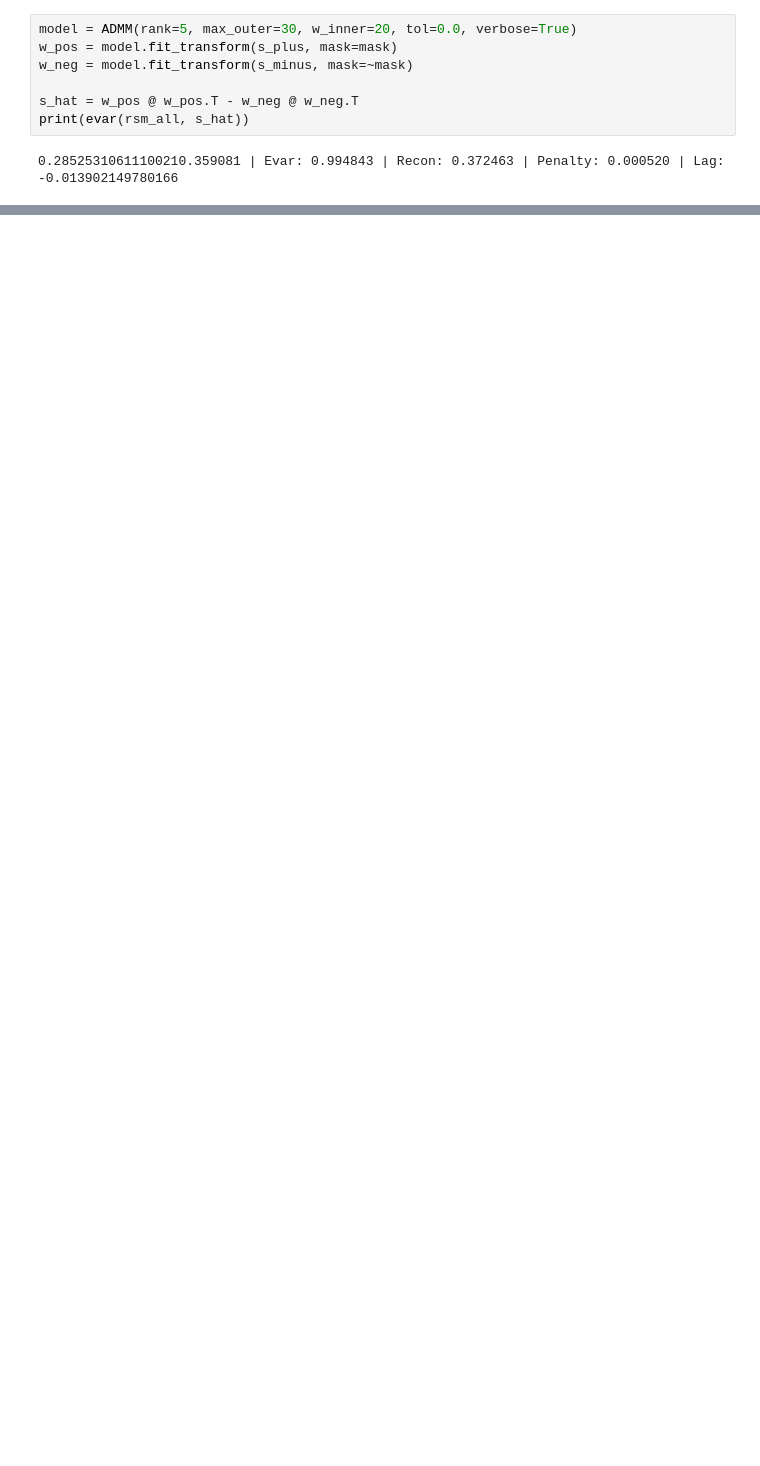
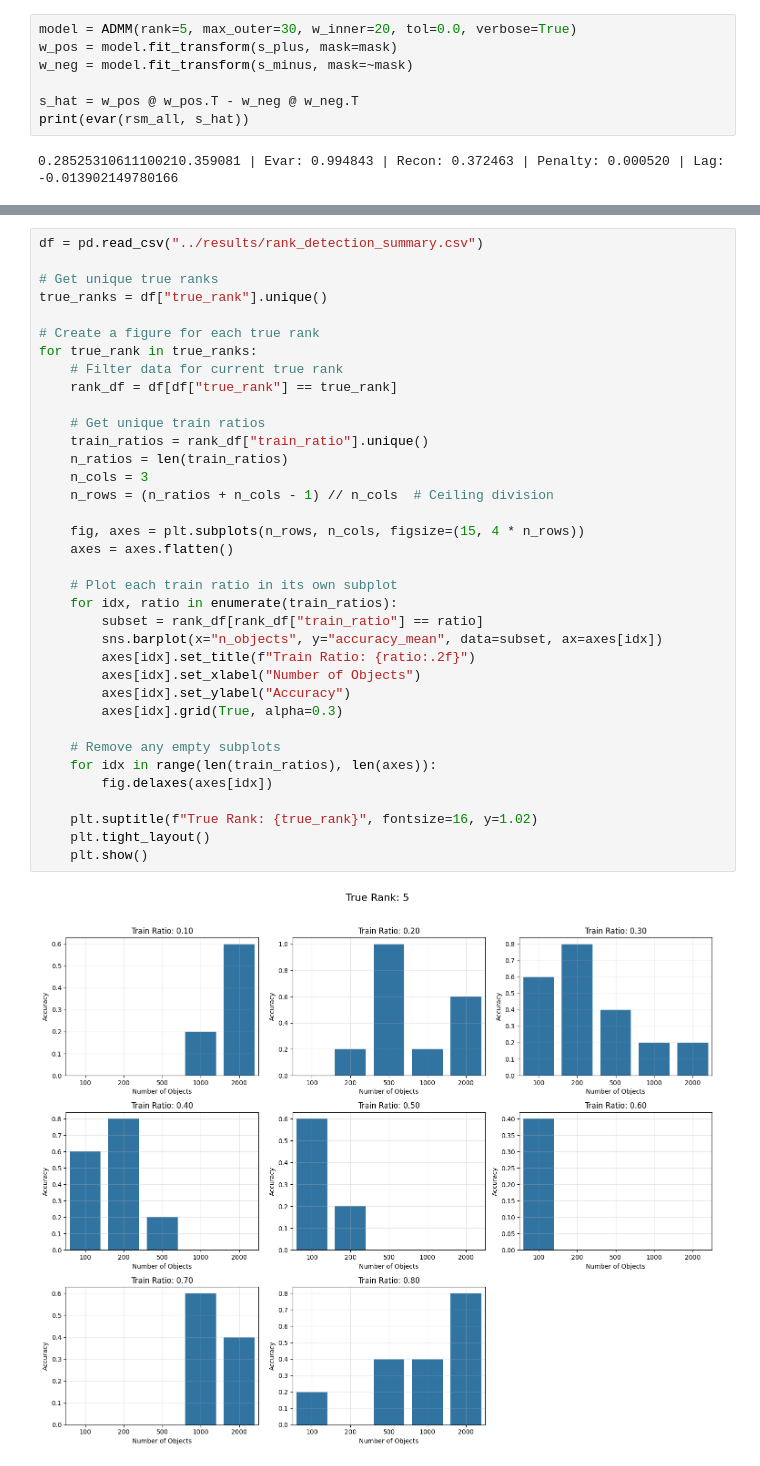
Before and after one commit to florianmahner/pysrf, a Jupyter notebook: notebooks/rank_selection.ipynb, the cells around one changed output, grey strips where cells are left out. Saved outputs shown, nothing was run; the diff lists cells and outputs as text; blank space fills up the shorter version.

```diff
--- a/notebooks/rank_selection.ipynb
+++ b/notebooks/rank_selection.ipynb
@@ -244,0 +428,38 @@ print(evar(rsm_all, s_hat))
+# %%
+df = pd.read_csv("../results/rank_detection_summary.csv")
+
+# Get unique true ranks
+true_ranks = df["true_rank"].unique()
+
+# Create a figure for each true rank
+for true_rank in true_ranks:
+    # Filter data for current true rank
+    rank_df = df[df["true_rank"] == true_rank]
+
+    # Get unique train ratios
+    train_ratios = rank_df["train_ratio"].unique()
+    n_ratios = len(train_ratios)
+    n_cols = 3
+    n_rows = (n_ratios + n_cols - 1) // n_cols  # Ceiling division
+
+    fig, axes = plt.subplots(n_rows, n_cols, figsize=(15, 4 * n_rows))
+    axes = axes.flatten()
+
+    # Plot each train ratio in its own subplot
+    for idx, ratio in enumerate(train_ratios):
+        subset = rank_df[rank_df["train_ratio"] == ratio]
+        sns.barplot(x="n_objects", y="accuracy_mean", data=subset, ax=axes[idx])
+        axes[idx].set_title(f"Train Ratio: {ratio:.2f}")
+        axes[idx].set_xlabel("Number of Objects")
+        axes[idx].set_ylabel("Accuracy")
+        axes[idx].grid(True, alpha=0.3)
+
+    # Remove any empty subplots
+    for idx in range(len(train_ratios), len(axes)):
+        fig.delaxes(axes[idx])
+
+    plt.suptitle(f"True Rank: {true_rank}", fontsize=16, y=1.02)
+    plt.tight_layout()
+    plt.show()
+# %% [output]
+[figure, added]
```
Also changed, not shown: parts of 11 cells of this notebook, 12 other files.
